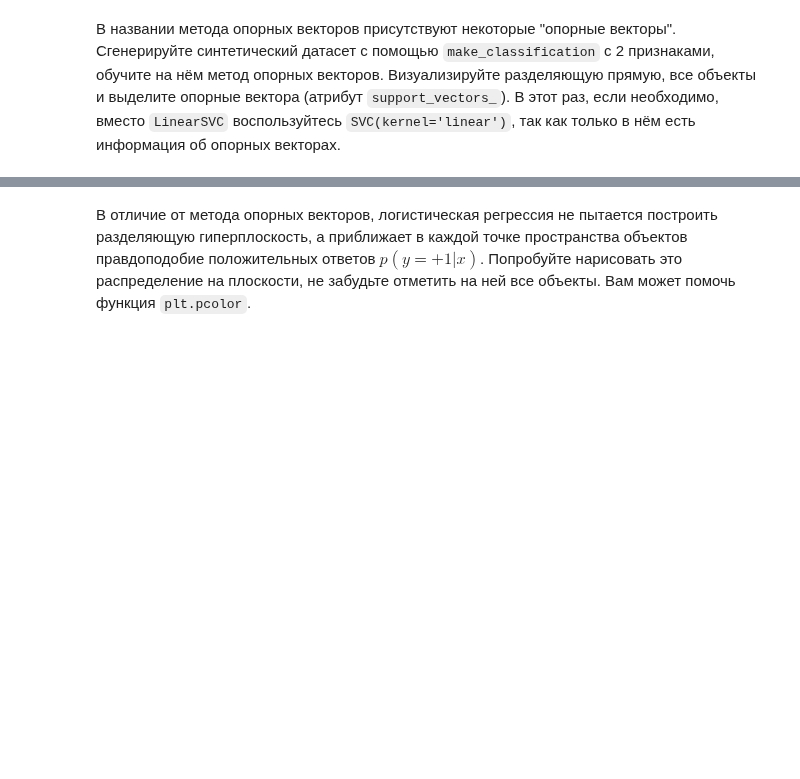
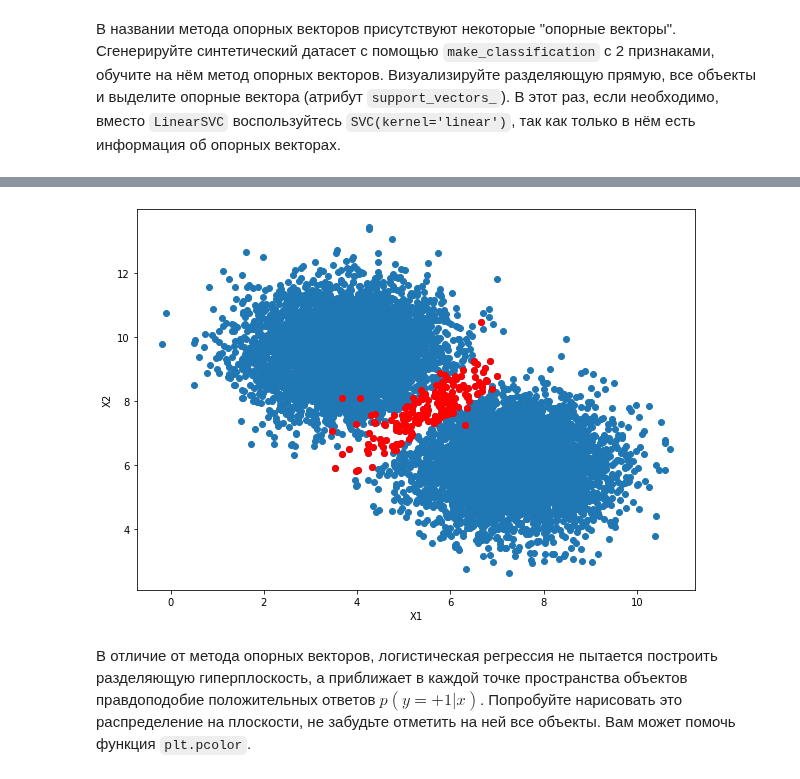
Before and after one commit to HeySlava/hse_course, a Jupyter notebook: homework4/homework-practice-04-classification.ipynb, the cells around one changed output, grey strips where cells are left out. Drawn from its saved outputs; the diff is of its cells as text; code cells hidden in the pictures; blank space fills up the shorter version.

```diff
--- a/homework4/homework-practice-04-classification.ipynb
+++ b/homework4/homework-practice-04-classification.ipynb
@@ -133,3 +155,19 @@ Area under PR-Rec is 0.82291
+# %%
+from sklearn import datasets
+
+X, y = datasets.make_blobs(n_samples=10000, centers=2, n_features=2, center_box=(0, 10), random_state=42)
+svc=SVC(kernel='linear').fit(X,y)
+
+support_vectors = svc.support_vectors_
+f, ax = plt.subplots(figsize=(10, 7))
+
+ax.scatter(X[:,0], X[:,1])
+ax.scatter(support_vectors[:,0], support_vectors[:,1], color='red')
+plt.xlabel('X1')
+plt.ylabel('X2')
+plt.show()
+# %% [output]
+[figure, added]
 # %%
 #your code here
 # %% [markdown]
```
Also changed, not shown: parts of 4 cells of this notebook.
